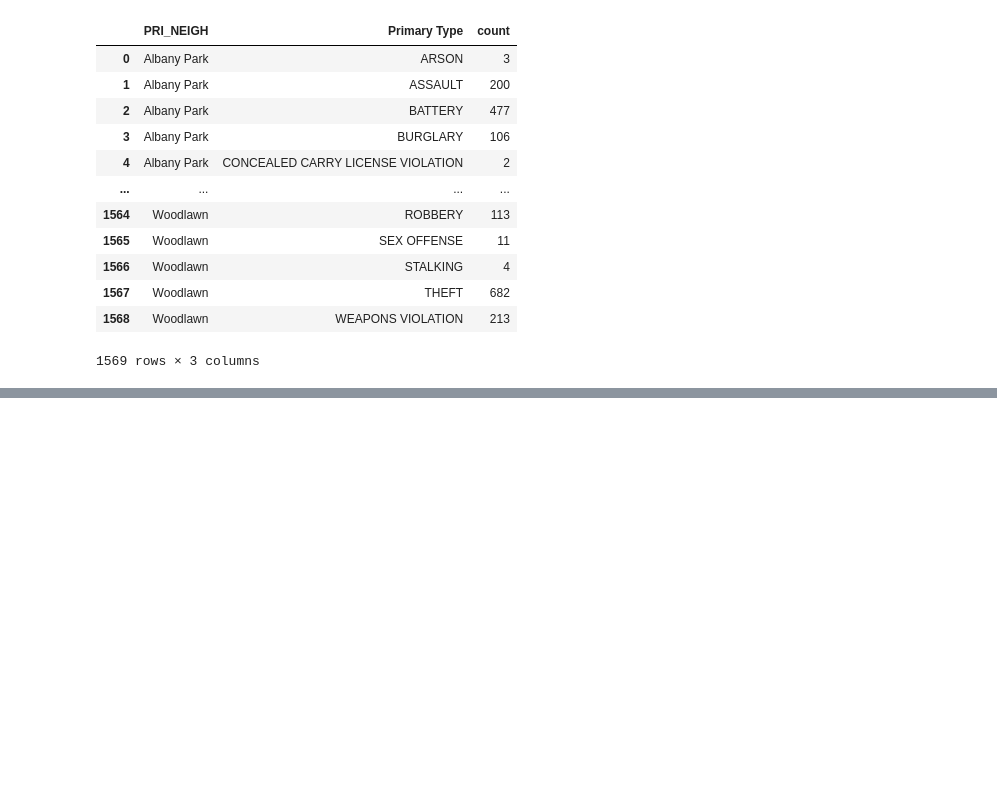
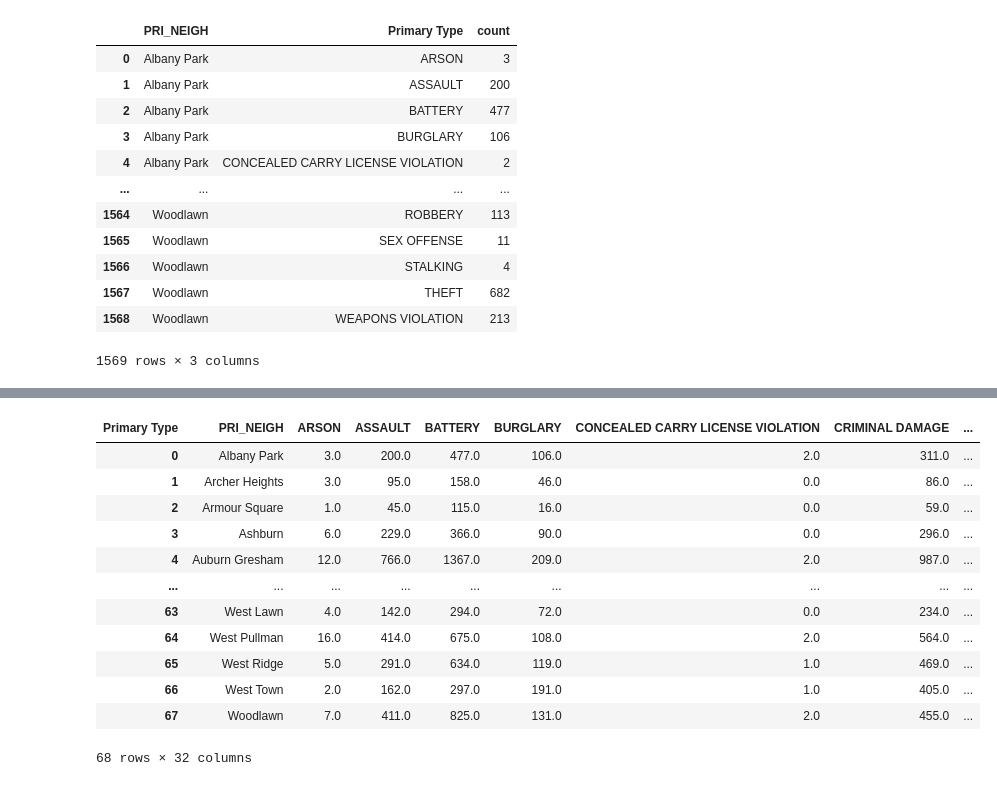
Before and after one commit to meganwood4/is477_megan_rachel, a Jupyter notebook: final_project.ipynb, the cells around one changed output, grey strips where cells are left out. Cells and saved outputs as stored; diff of their text form; code cells hidden in the pictures; blank space fills up the shorter version.

```diff
--- a/final_project.ipynb
+++ b/final_project.ipynb
@@ -381,0 +399,17 @@ crime_counts
+# %%
+crime_types = (crime_counts.pivot(index="PRI_NEIGH", columns="Primary Type", values="count").fillna(0).reset_index())
+crime_types
+# %% [output]
+| Primary Type | PRI_NEIGH | ARSON | ASSAULT | BATTERY | BURGLARY | CONCEALED CARRY LICENSE VIOLATION | CRIMINAL DAMAGE | ... |
+| 0 | Albany Park | 3.0 | 200.0 | 477.0 | 106.0 | 2.0 | 311.0 | ... |
+| 1 | Archer Heights | 3.0 | 95.0 | 158.0 | 46.0 | 0.0 | 86.0 | ... |
+| 2 | Armour Square | 1.0 | 45.0 | 115.0 | 16.0 | 0.0 | 59.0 | ... |
+| 3 | Ashburn | 6.0 | 229.0 | 366.0 | 90.0 | 0.0 | 296.0 | ... |
+| 4 | Auburn Gresham | 12.0 | 766.0 | 1367.0 | 209.0 | 2.0 | 987.0 | ... |
+| ... | ... | ... | ... | ... | ... | ... | ... | ... |
+| 63 | West Lawn | 4.0 | 142.0 | 294.0 | 72.0 | 0.0 | 234.0 | ... |
+| 64 | West Pullman | 16.0 | 414.0 | 675.0 | 108.0 | 2.0 | 564.0 | ... |
+| 65 | West Ridge | 5.0 | 291.0 | 634.0 | 119.0 | 1.0 | 469.0 | ... |
+| 66 | West Town | 2.0 | 162.0 | 297.0 | 191.0 | 1.0 | 405.0 | ... |
+| 67 | Woodlawn | 7.0 | 411.0 | 825.0 | 131.0 | 2.0 | 455.0 | ... |
+68 rows × 32 columns
```
Also changed, not shown: parts of 11 cells of this notebook, 15 other files.
